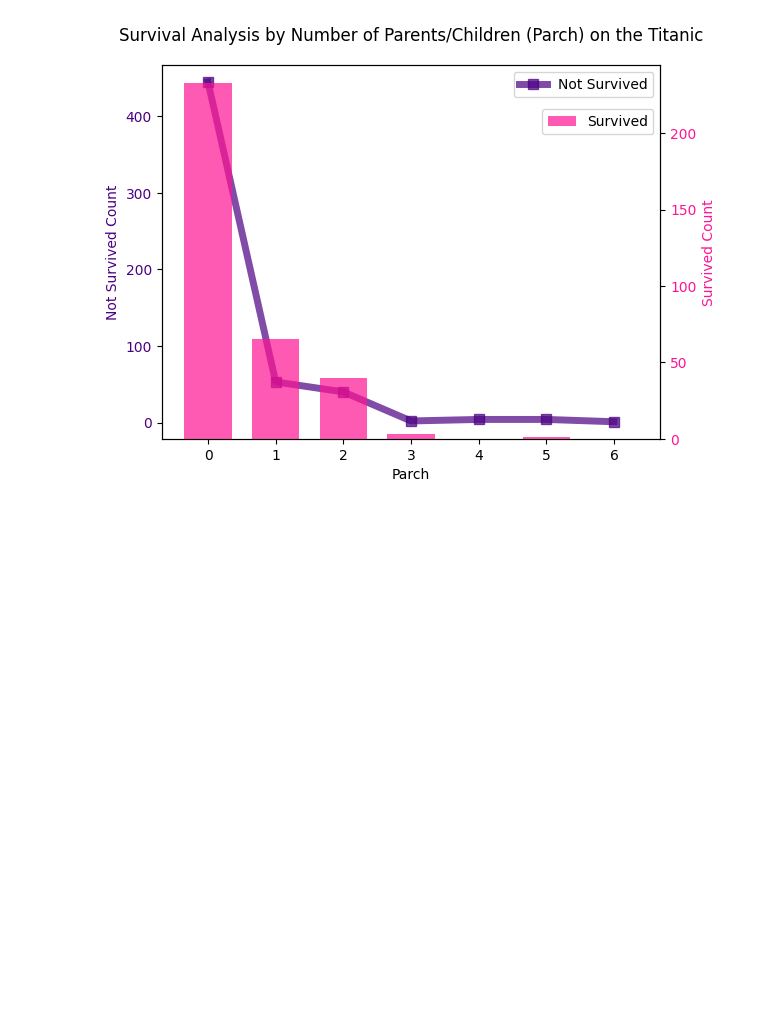
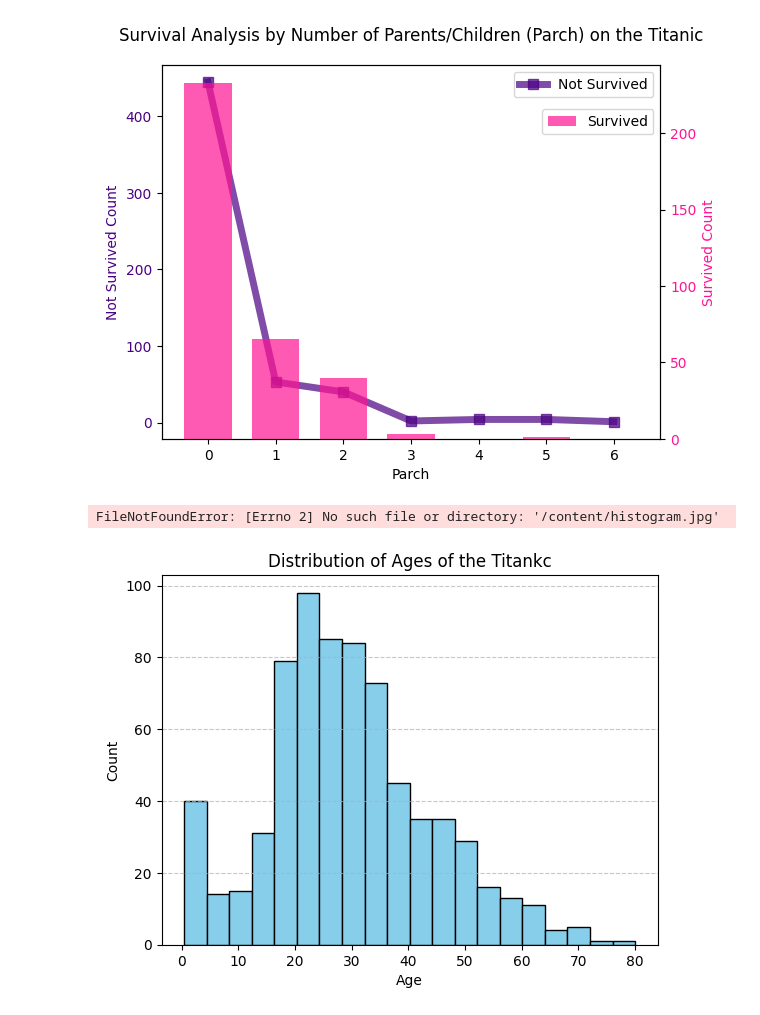
Before and after one commit to Choiwanwoo-03/MachineLearning_CodePractice, a Jupyter notebook: tatanic.ipynb, the cells around one changed output. Drawn from its saved outputs; the diff is of its cells as text; code cells hidden in the pictures; blank space fills up the shorter version.

```diff
--- a/tatanic.ipynb
+++ b/tatanic.ipynb
@@ -447,3 +447,14 @@ plt.tight_layout()
 plt.show()
 # %% [output]
 [figure]
+# %%
+plt.hist(titanic['Age'], bins = 20, color = 'skyblue', edgecolor = 'black')
+plt.xlabel('Age')
+plt.ylabel('Count')
+plt.title('Distribution of Ages of the Titankc')
+plt.grid(axis = 'y', linestyle = '--', alpha = 0.7)
+
+plt.savefig('/content/histogram.jpg', format = 'jpg')
+# %% [output]
+FileNotFoundError: [Errno 2] No such file or directory: '/content/histogram.jpg'
+[figure, added]
```
